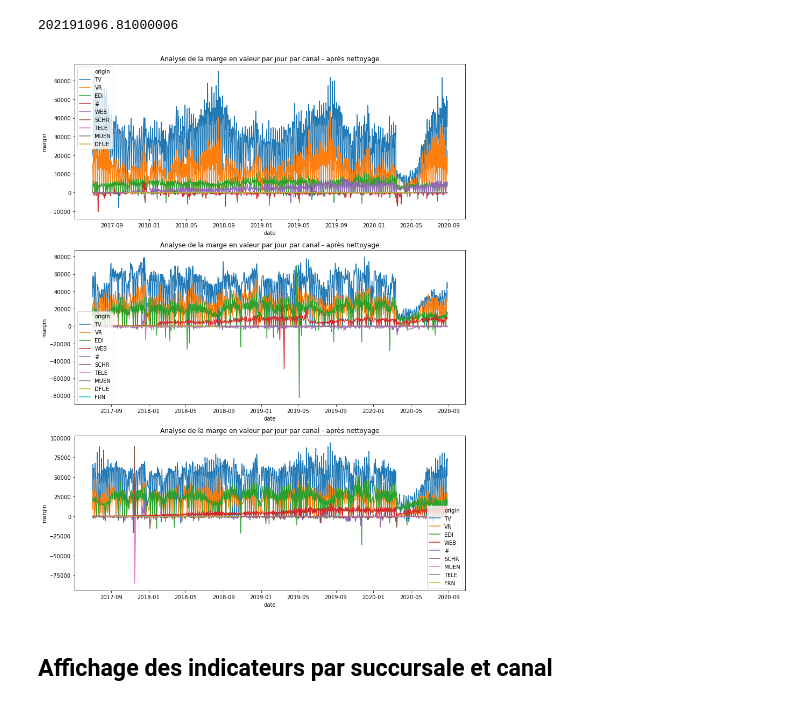
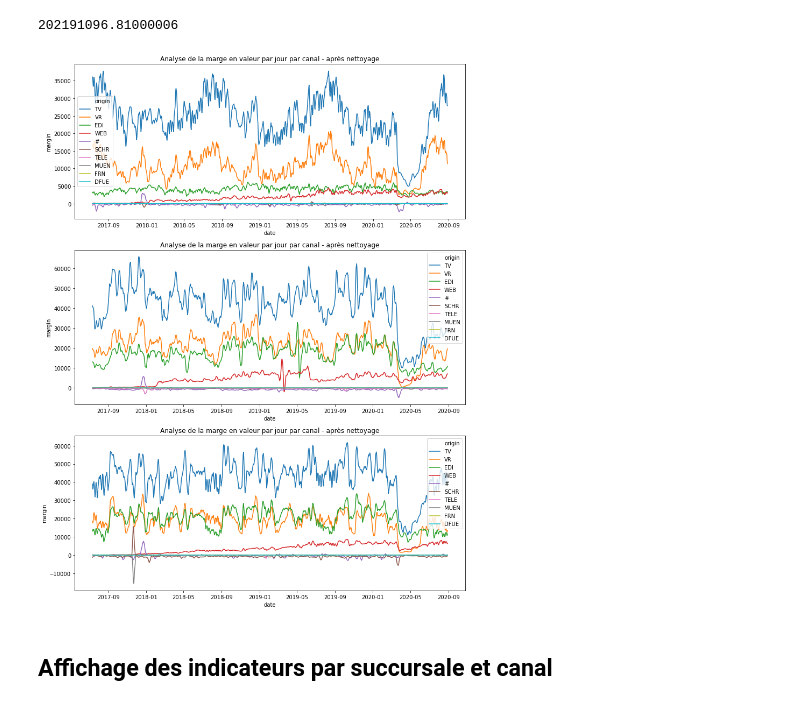
Before and after one commit to UltraDiuve/WebOrNot, a Jupyter notebook: notebooks/DataExploration.ipynb, the cells around one changed output. Drawn from its saved outputs; the diff is of its cells as text; code cells hidden in the pictures.

```diff
--- a/notebooks/DataExploration.ipynb
+++ b/notebooks/DataExploration.ipynb
@@ -127,6 +335,7 @@ data['marginpercent'] = (data.margin / data.brutrevenue).replace({np.inf: np.nan
 Il apparaît que certaines erreurs sur les prix qui faussent l'analyse ont eu un impact fort sur les indicateurs :
 # %%
 fig, axs = plt.subplots(figsize = (13, 18), nrows=len(data.orgacom.unique()))
+orgacoms = data.orgacom.unique().tolist()
 data_to_plot = [(
     data.loc[data.orgacom == orgacom]
         .groupby(['date', 'origin'])['margin']
@@ -137,11 +346,11 @@ data_to_plot = [(
         .stack('origin')
         .rename('margin')
         .reset_index()
-) for orgacom in data.orgacom.unique()]
+) for orgacom in orgacoms]
 
 for i, data_ in enumerate(data_to_plot):
     sns.lineplot(data=data_, x='date', y='margin', hue='origin', ax=axs[i])
-    axs[i].set_title(f'Analyse de la marge en valeur par jour par canal - avant nettoyage')
+    axs[i].set_title(f'Analyse de la marge en valeur par jour par canal - avant nettoyage - {orgacoms[i]}')
 
 
 # fig, ax = plt.subplots(figsize=(15, 12))
@@ -279,22 +488,23 @@ del(merged)
 # %%
 fig, axs = plt.subplots(figsize = (13, 18), nrows=len(data.orgacom.unique()))
 data_to_plot = [(
     data.loc[data.orgacom == orgacom]
         .groupby(['date', 'origin'])['margin']
         .sum()
         .unstack('origin')
-        .rolling(1)
+        .fillna(0.)
+        .rolling(10, win_type='triang')
         .mean()
         .stack('origin')
         .rename('margin')
         .reset_index()
 ) for orgacom in data.orgacom.unique()]
 
 for i, data_ in enumerate(data_to_plot):
     sns.lineplot(data=data_, x='date', y='margin', hue='origin', ax=axs[i])
     axs[i].set_title(f'Analyse de la marge en valeur par jour par canal - après nettoyage')
 # %% [output]
-[figure, old version]
+[figure, new version]
 # %% [markdown]
 ## Affichage des indicateurs par succursale et canal
 # %%
```
Also changed, not shown: parts of 136 cells of this notebook.
